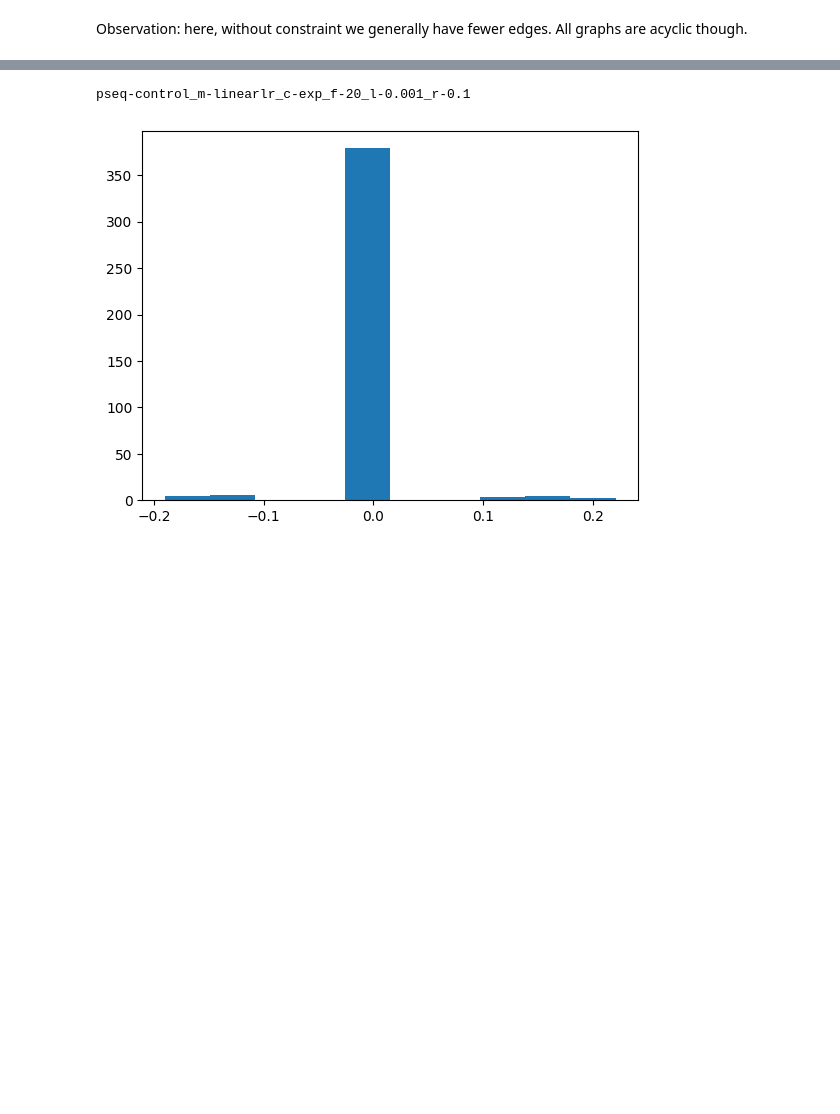
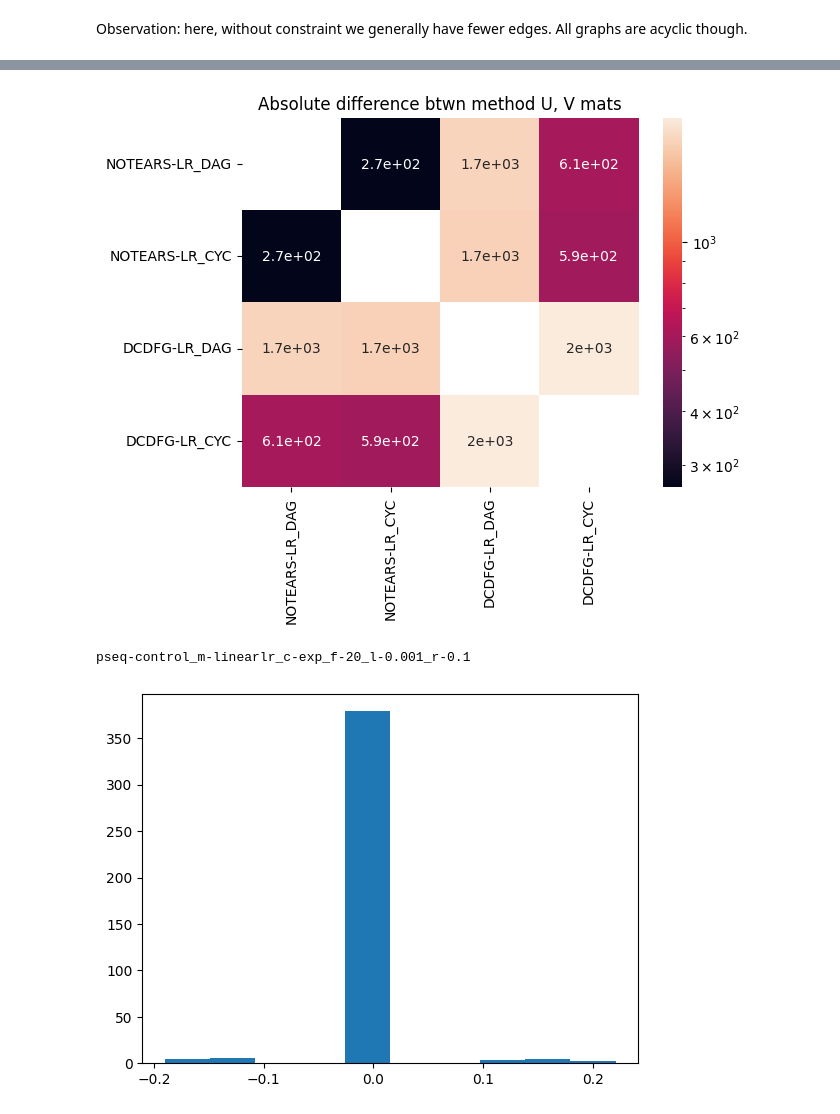
Before and after one commit to james-bowden/cgd, a Jupyter notebook: graph_analysis.ipynb, the cells around one changed output, grey strips where cells are left out. Drawn from its saved outputs; the diff is of its cells as text; code cells hidden in the pictures; blank space fills up the shorter version.

```diff
--- a/graph_analysis.ipynb
+++ b/graph_analysis.ipynb
@@ -73,3 +171,34 @@ Observation: here, without constraint we generally have fewer edges. All graphs
+# %%
+adj_list_U, names = gather_all(data, 'U')
+adj_list_V, names = gather_all(data, 'V')
+# names = ['_'.join(n.split('_')[1:3]) for n in names]
+for i in range(len(names)):
+    temp = ""
+    if 'linear_' in names[i]:
+        temp += 'NOTEARS_'
+    elif 'linearlr' in names[i]:
+        temp += 'NOTEARS-LR_'
+    elif 'mlplr' in names[i]:
+        temp += 'DCDFG-LR_'
+    if 'c-exp' in names[i]:
+        temp += 'DAG'
+    else: # 'c-none'
+        temp += 'CYC'
+    names[i] = temp
+# for adj, n in zip(adj_list, names):
+#     print(f"{n}: {get_n_edges(adj)} edges, {is_acyclic(adj)} acyclic")
+# %%
+# compare factor graphs too somehow?
+# make pair comparison
+shd_arr = np.zeros((len(adj_list), len(adj_list)))
+for i, (adju1, adjv1) in enumerate(zip(adj_list_U, adj_list_V)):
+    for j, (adju2, adjv2) in enumerate(zip(adj_list_U, adj_list_V)):
+        shd_arr[i, j] = (np.abs(adju1 - adju2)).sum() + (np.abs(adjv1 - adjv2)).sum()
+sns.heatmap(shd_arr, annot=True, xticklabels=names, yticklabels=names, norm=LogNorm())
+plt.title('Absolute difference btwn method U, V mats')
+plt.show()
+# %% [output]
+[figure, added]
 # %%
 adj_list, names = gather_all(data, 'adj_mat_factors_weighted')
 for adj, n in zip(adj_list, names):
```
Also changed, not shown: parts of 8 cells of this notebook, 1 other file.
